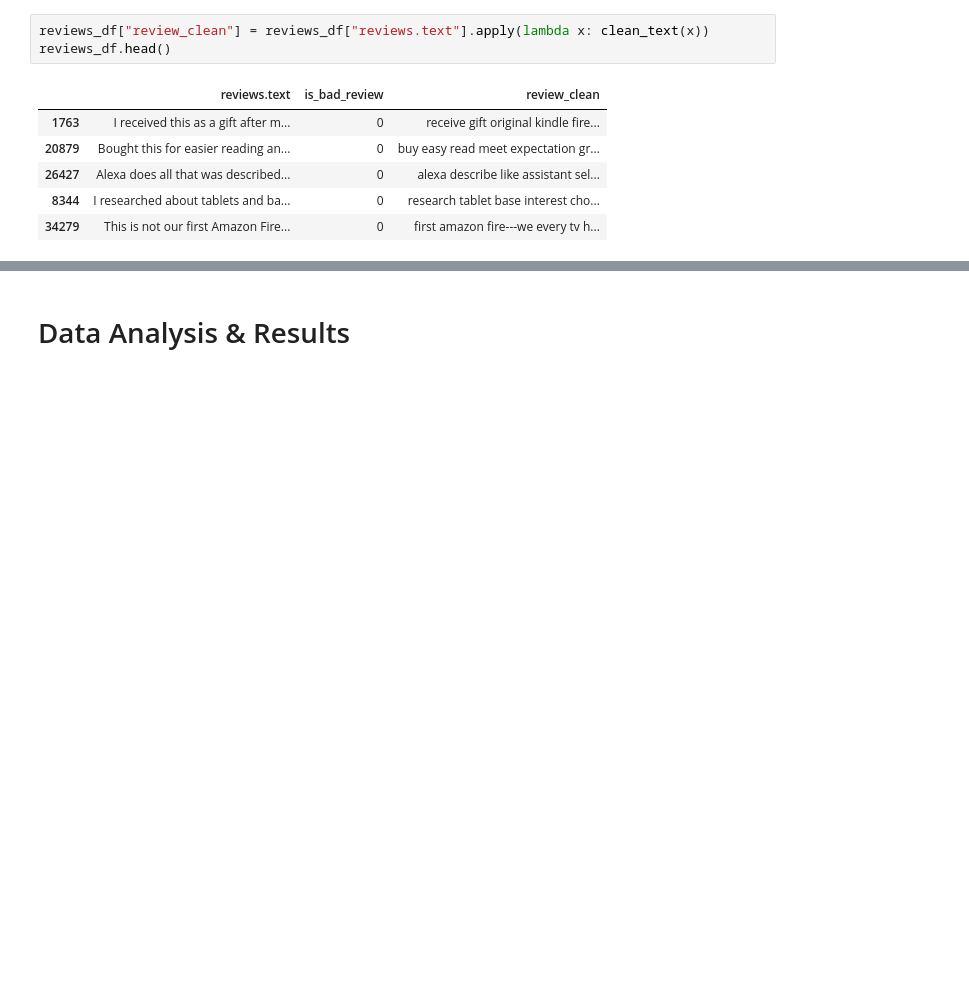
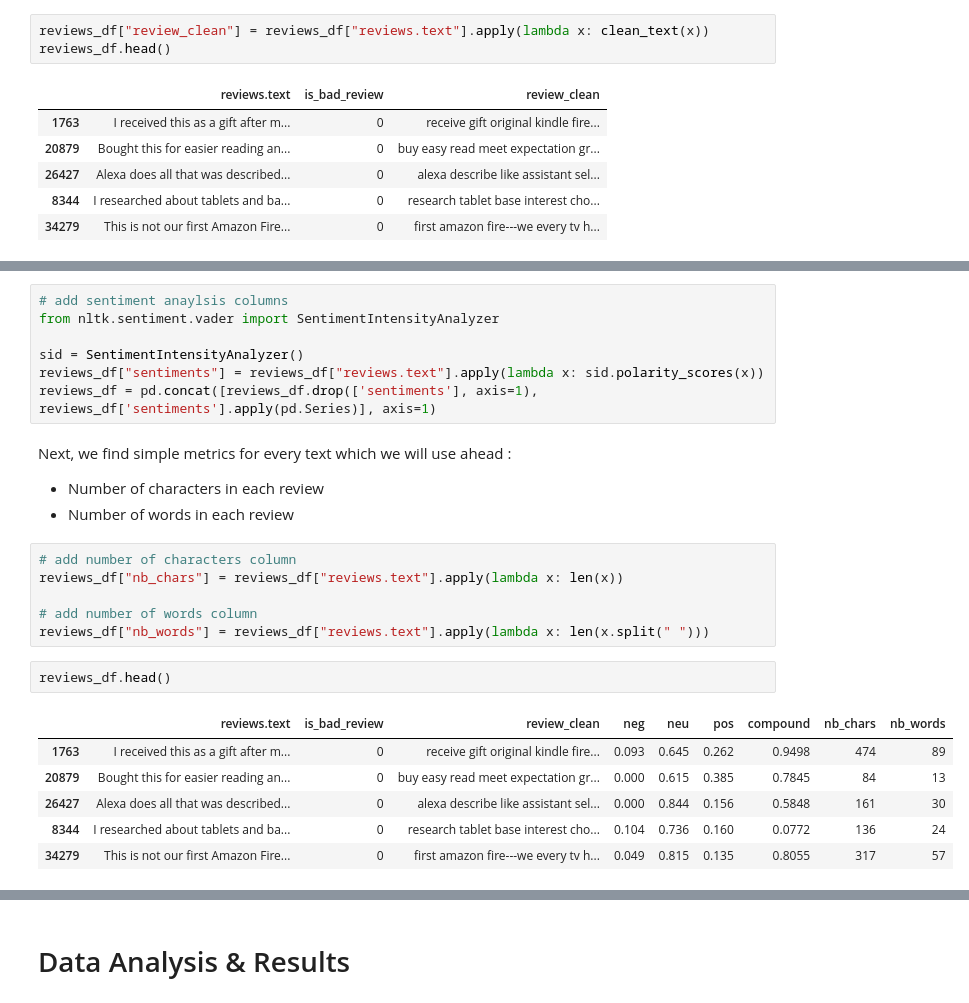
Before and after one commit to sssaiya/COGS108_Repo, a Jupyter notebook: Projects/FinalProject.ipynb, the cells around one changed output, grey strips where cells are left out. Saved outputs shown, nothing was run; the diff lists cells and outputs as text; blank space fills up the shorter version.

```diff
--- a/Projects/FinalProject.ipynb
+++ b/Projects/FinalProject.ipynb
@@ -286,0 +316,26 @@ reviews_df.head()
+# %%
+# add sentiment anaylsis columns
+from nltk.sentiment.vader import SentimentIntensityAnalyzer
+
+sid = SentimentIntensityAnalyzer()
+reviews_df["sentiments"] = reviews_df["reviews.text"].apply(lambda x: sid.polarity_scores(x))
+reviews_df = pd.concat([reviews_df.drop(['sentiments'], axis=1), reviews_df['sentiments'].apply(pd.Series)], axis=1)
+# %% [markdown]
+Next, we find simple metrics for every text which we will use ahead :
+- Number of characters in each review
+- Number of words in each review
+# %%
+# add number of characters column
+reviews_df["nb_chars"] = reviews_df["reviews.text"].apply(lambda x: len(x))
+
+# add number of words column
+reviews_df["nb_words"] = reviews_df["reviews.text"].apply(lambda x: len(x.split(" ")))
+# %%
+reviews_df.head()
+# %% [output]
+|  | reviews.text | is_bad_review | review_clean | neg | neu | pos | compound | nb_chars | nb_words |
+| 1763 | I received this as a gift after m... | 0 | receive gift original kindle fire... | 0.093 | 0.645 | 0.262 | 0.9498 | 474 | 89 |
+| 20879 | Bought this for easier reading an... | 0 | buy easy read meet expectation gr... | 0.000 | 0.615 | 0.385 | 0.7845 | 84 | 13 |
+| 26427 | Alexa does all that was described... | 0 | alexa describe like assistant sel... | 0.000 | 0.844 | 0.156 | 0.5848 | 161 | 30 |
+| 8344 | I researched about tablets and ba... | 0 | research tablet base interest cho... | 0.104 | 0.736 | 0.160 | 0.0772 | 136 | 24 |
+| 34279 | This is not our first Amazon Fire... | 0 | first amazon fire---we every tv h... | 0.049 | 0.815 | 0.135 | 0.8055 | 317 | 57 |
```
Also changed, not shown: parts of 32 cells of this notebook.
